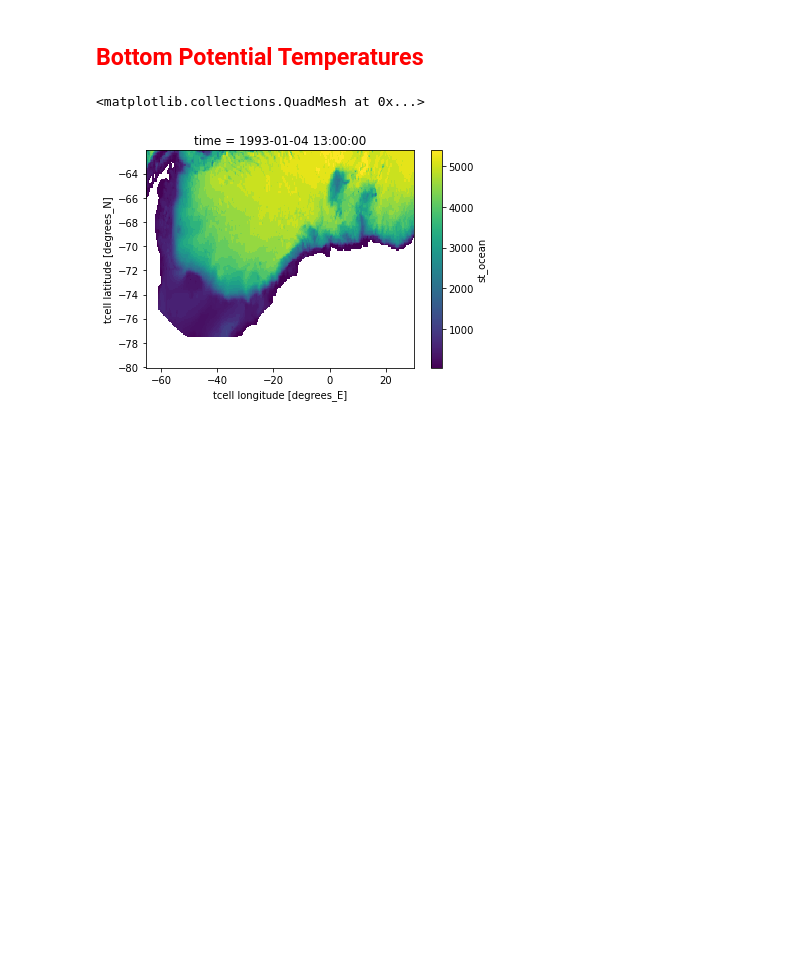
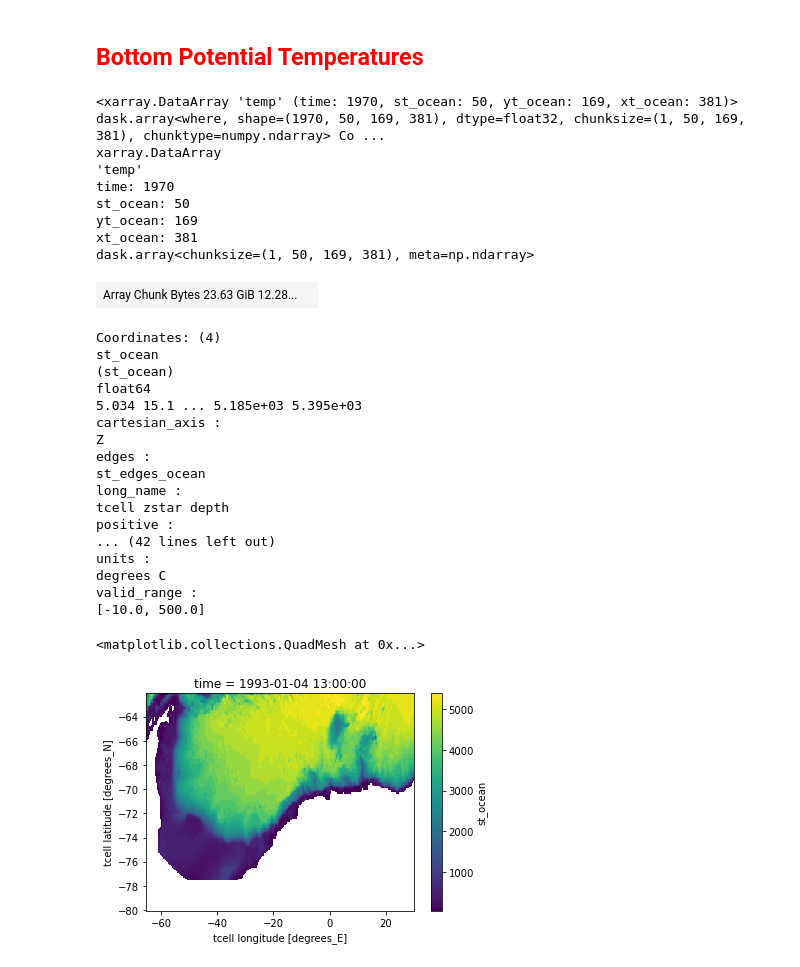
Before and after one commit to ocean-transport/WMT-project, a Jupyter notebook: SODA/plot-compare-2-obs-tmp_salt-SODA-cleaned.ipynb, the cells around one changed output. Cells and saved outputs as stored; diff of their text form; code cells hidden in the pictures; blank space fills up the shorter version.

```diff
--- a/SODA/plot-compare-2-obs-tmp_salt-SODA-cleaned.ipynb
+++ b/SODA/plot-compare-2-obs-tmp_salt-SODA-cleaned.ipynb
@@ -84,7 +114,36 @@ sst_mean.plot()
 ## <span style='color:Red'> Bottom Potential Temperatures
 # %%
 #999 is ocean, 111 is land
-hfacc = temp_mask.where(temp_mask == temp_mask.notnull(), 999).where(temp_mask < 999, 111)
+hfacc = ds_wg.temp.where(ds_wg.temp == ds_wg.temp.notnull(), 999).where(ds_wg.temp < 999, 111)
+# %%
+hfacc
+# %% [output]
+<xarray.DataArray 'temp' (time: 1970, st_ocean: 50, yt_ocean: 169, xt_ocean: 381)> dask.array<where, shape=(1970, 50, 169, 381), dtype=float32, chunksize=(1, 50, 169, 381), chunktype=numpy.ndarray> Co ...
+xarray.DataArray
+'temp'
+time: 1970
+st_ocean: 50
+yt_ocean: 169
+xt_ocean: 381
+dask.array<chunksize=(1, 50, 169, 381), meta=np.ndarray>
+| Array Chunk Bytes 23.63 GiB 12.28... |  |
+Coordinates: (4)
+st_ocean
+(st_ocean)
+float64
+5.034 15.1 ... 5.185e+03 5.395e+03
+cartesian_axis :
+Z
+edges :
+st_edges_ocean
+long_name :
+tcell zstar depth
+positive :
+... (42 lines left out)
+units :
+degrees C
+valid_range :
+[-10.0, 500.0]
 # %%
 #999 is ocean, 111 is land
 depth_max = (ds_wg.st_ocean.where(hfacc == 999)).max(dim='st_ocean').load()
```
Also changed, not shown: parts of 43 cells of this notebook.
